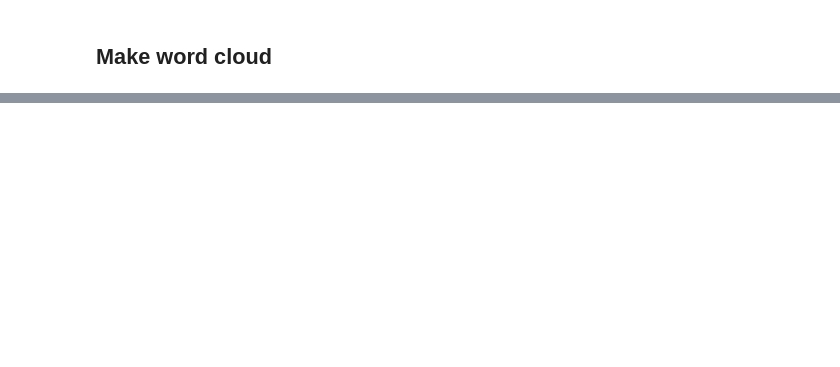
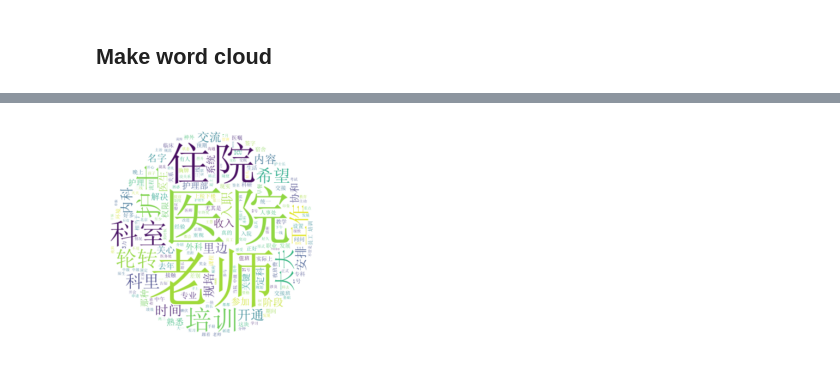
Before and after one commit to yutianc/BinderOne, a Jupyter notebook: 01_worldcloud/分词&彩色词云.ipynb, the cells around one changed output, grey strips where cells are left out. Saved outputs shown, nothing was run; the diff lists cells and outputs as text; code cells hidden in the pictures; blank space fills up the shorter version.

```diff
--- a/01_worldcloud/分词&彩色词云.ipynb
+++ b/01_worldcloud/分词&彩色词云.ipynb
@@ -126,0 +120,19 @@ plt.show()
+# %%
+import numpy as np
+import matplotlib.pyplot as plt
+from wordcloud import WordCloud
+
+x, y = np.ogrid[:400, :400]
+
+mask = (x - 200) ** 2 + (y - 200) ** 2 > 190 ** 2
+mask = 255 * mask.astype(int)
+
+
+wc = WordCloud(font_path="simsun.ttf", background_color="white", repeat=True, mask=mask)
+wc.generate(" ".join(new_text))
+
+plt.axis("off")
+plt.imshow(wc, interpolation="bilinear")
+plt.show()
+# %% [output]
+[figure, added]
```
Also changed, not shown: parts of 10 cells of this notebook, 1 other file.
